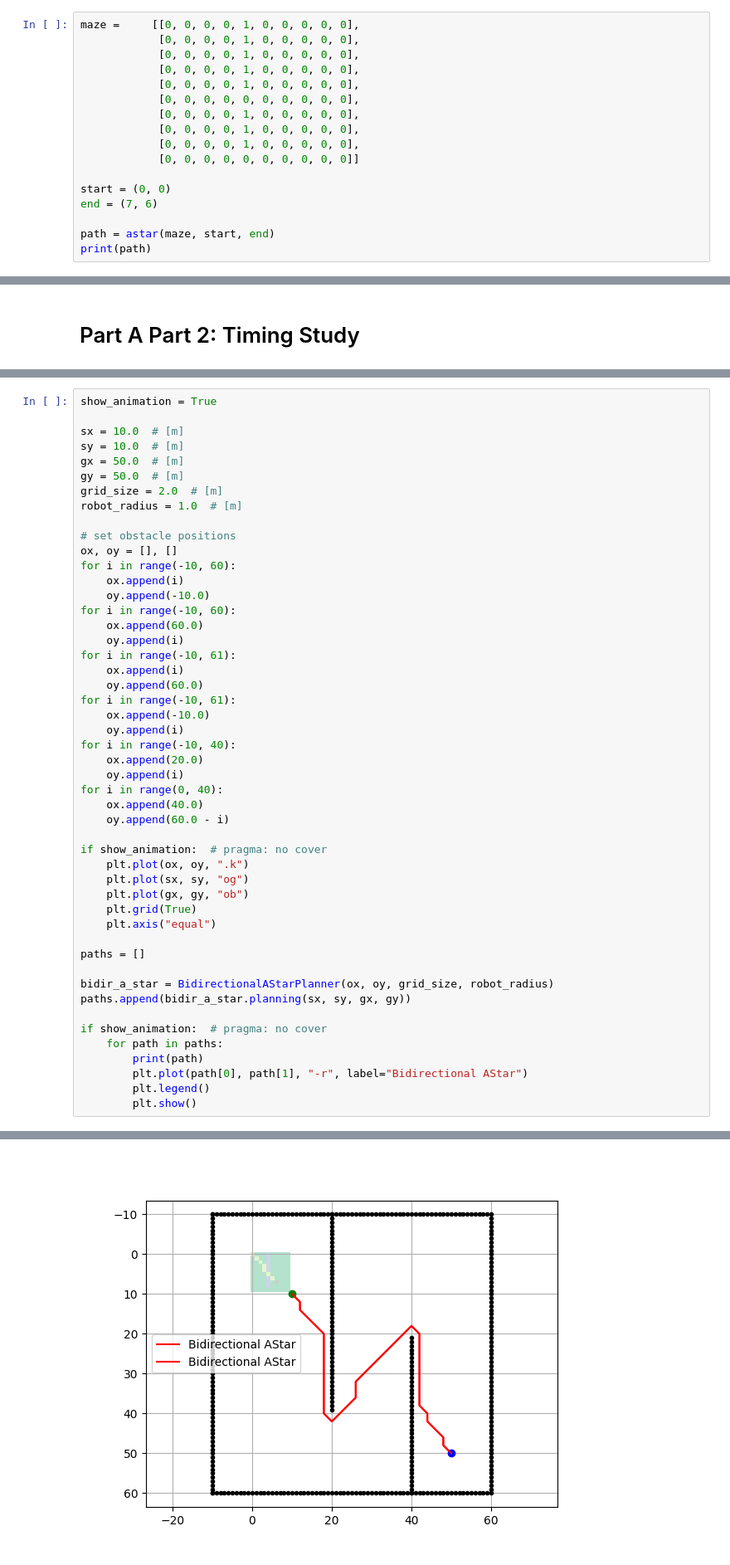
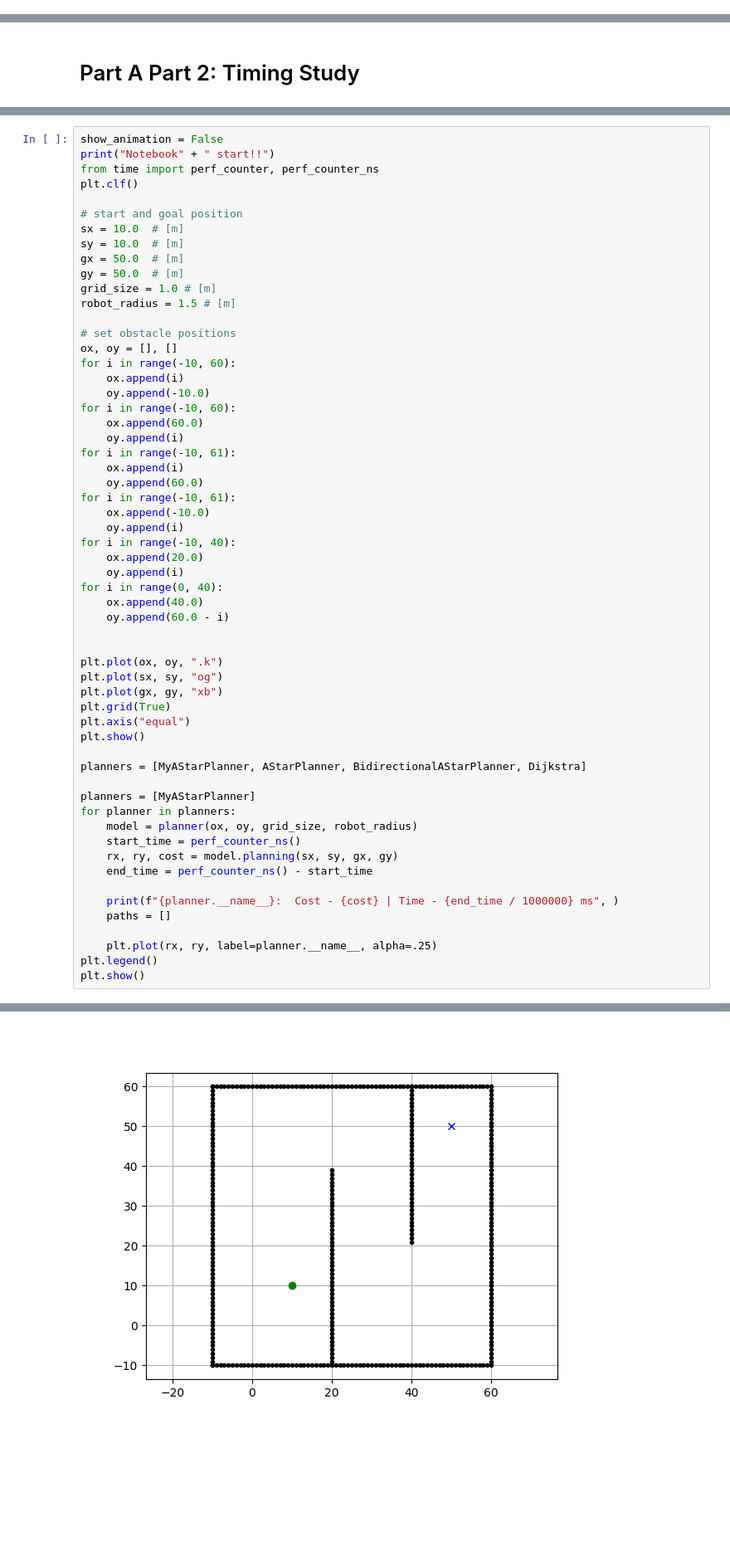
Before and after one commit to jonathan-crandall/CS5510-Robot-Intelligence, a Jupyter notebook: midterm7.ipynb, the cells around one changed output, grey strips where cells are left out. Shown at 83% size. Drawn from its saved outputs; the diff is of its cells as text; blank space fills up the shorter version.

```diff
--- a/midterm7.ipynb
+++ b/midterm7.ipynb
@@ -97,17 +2,0 @@ def astar(maze, start: tuple, end: tuple) -> list[tuple]:
-# %%
-maze =     [[0, 0, 0, 0, 1, 0, 0, 0, 0, 0],
-            [0, 0, 0, 0, 1, 0, 0, 0, 0, 0],
-            [0, 0, 0, 0, 1, 0, 0, 0, 0, 0],
-            [0, 0, 0, 0, 1, 0, 0, 0, 0, 0],
-            [0, 0, 0, 0, 1, 0, 0, 0, 0, 0],
-            [0, 0, 0, 0, 0, 0, 0, 0, 0, 0],
-            [0, 0, 0, 0, 1, 0, 0, 0, 0, 0],
-            [0, 0, 0, 0, 1, 0, 0, 0, 0, 0],
-            [0, 0, 0, 0, 1, 0, 0, 0, 0, 0],
-            [0, 0, 0, 0, 0, 0, 0, 0, 0, 0]]
-
-start = (0, 0)
-end = (7, 6)
-
-path = astar(maze, start, end)
-print(path)
@@ -448,12 +1255,16 @@ class BidirectionalAStarPlanner:
 # %%
-show_animation = True
+show_animation = False
+print("Notebook" + " start!!")
+from time import perf_counter, perf_counter_ns
+plt.clf()
 
+# start and goal position
 sx = 10.0  # [m]
 sy = 10.0  # [m]
 gx = 50.0  # [m]
 gy = 50.0  # [m]
-grid_size = 2.0  # [m]
-robot_radius = 1.0  # [m]
+grid_size = 1.0 # [m]
+robot_radius = 1.5 # [m]
 
 # set obstacle positions
 ox, oy = [], []
@@ -476,22 +1287,27 @@ for i in range(0, 40):
     ox.append(40.0)
     oy.append(60.0 - i)
 
-if show_animation:  # pragma: no cover
-    plt.plot(ox, oy, ".k")
-    plt.plot(sx, sy, "og")
-    plt.plot(gx, gy, "ob")
-    plt.grid(True)
-    plt.axis("equal")
 
-paths = []
+plt.plot(ox, oy, ".k")
+plt.plot(sx, sy, "og")
+plt.plot(gx, gy, "xb")
+plt.grid(True)
+plt.axis("equal")
+plt.show()
 
-bidir_a_star = BidirectionalAStarPlanner(ox, oy, grid_size, robot_radius)
-paths.append(bidir_a_star.planning(sx, sy, gx, gy))
+planners = [MyAStarPlanner, AStarPlanner, BidirectionalAStarPlanner, Dijkstra]
 
-if show_animation:  # pragma: no cover
-    for path in paths:
-        print(path)
-        plt.plot(path[0], path[1], "-r", label="Bidirectional AStar")
-        plt.legend()
-        plt.show()
+planners = [MyAStarPlanner]
+for planner in planners:
+    model = planner(ox, oy, grid_size, robot_radius)
+    start_time = perf_counter_ns()
+    rx, ry, cost = model.planning(sx, sy, gx, gy)
+    end_time = perf_counter_ns() - start_time
+
+    print(f"{planner.__name__}:  Cost - {cost} | Time - {end_time / 1000000} ms", )
+    paths = []
+
+    plt.plot(rx, ry, label=planner.__name__, alpha=.25)
+plt.legend()
+plt.show()
 # %% [output]
@@ -506 +1315 @@ Found goal
-[figure, old version]
+[figure, new version]
```
Also changed, not shown: parts of 10 cells of this notebook, 7 other files.
